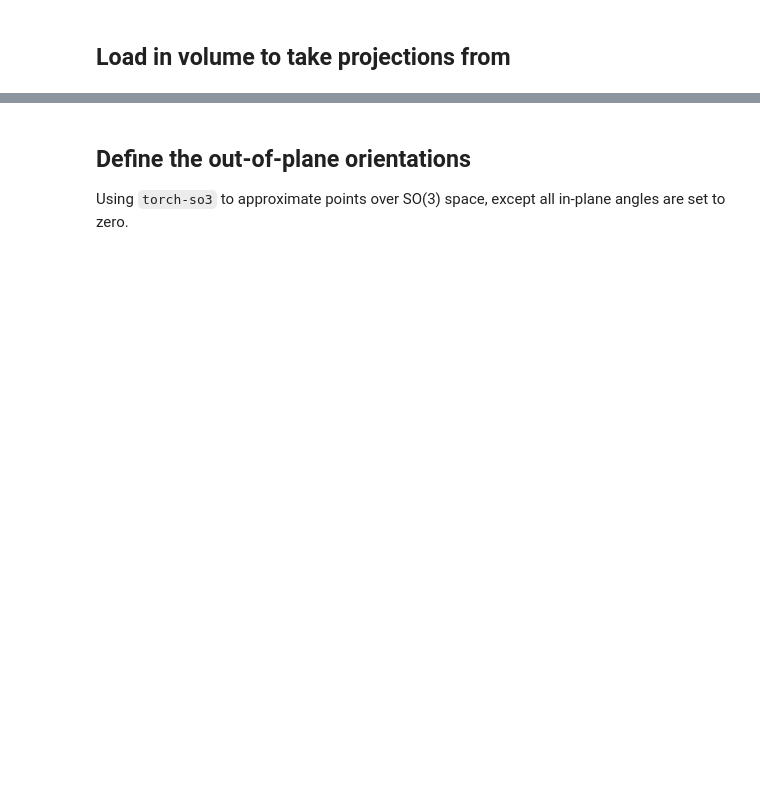
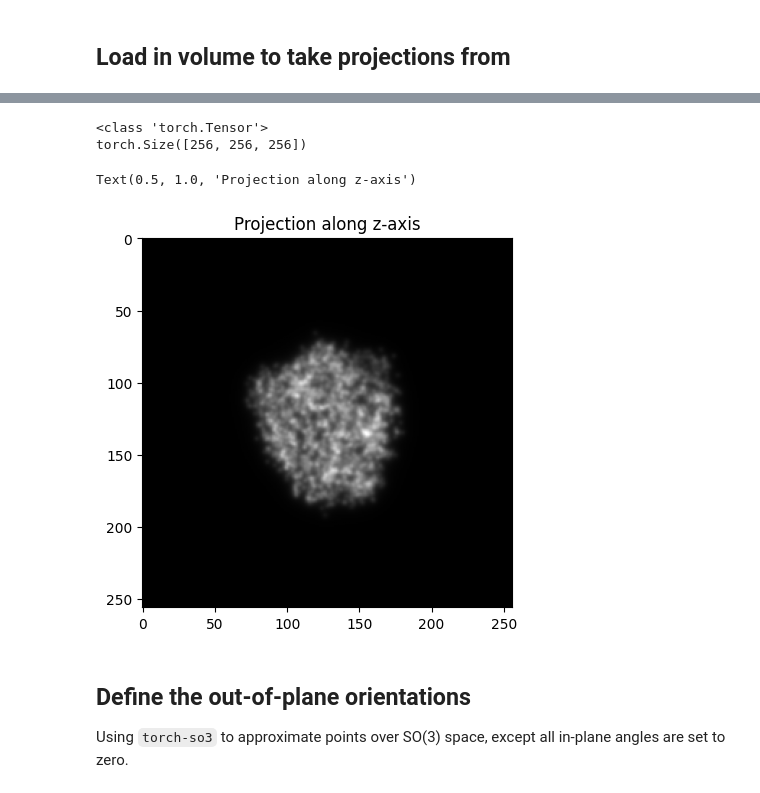
Before and after one commit to Lucaslab-Berkeley/Panther-EM, a Jupyter notebook: examples/demonstrate_decomposition.ipynb, the cells around one changed output, grey strips where cells are left out. Cells and saved outputs as stored; diff of their text form; code cells hidden in the pictures; blank space fills up the shorter version.

```diff
--- a/examples/demonstrate_decomposition.ipynb
+++ b/examples/demonstrate_decomposition.ipynb
@@ -23,5 +43,5 @@ from panther_em.inference.correlation import compute_correlogram
 # %%
-pdb_path = "pdb_00007myi.cif"
+pdb_path = "pdb_00001dpo.cif"
 # %%
 # Instantiate the configuration object
 sim_conf = SimulatorConfig(
@@ -36,7 +56,7 @@ sim_conf = SimulatorConfig(
 sim = Simulator(
     pdb_filepath=pdb_path,
     pixel_spacing=0.4,  # Angstroms
-    volume_shape=(512, 512, 512),
+    volume_shape=(256, 256, 256),
     b_factor_scaling=1.0,
     additional_b_factor=30.0,
     simulator_config=sim_conf,
@@ -46,6 +66,9 @@ sim = Simulator(
 volume = sim.run()
 print(type(volume))
 print(volume.shape)
+# %% [output]
+<class 'torch.Tensor'>
+torch.Size([256, 256, 256])
 # %%
 # import mrcfile
 
@@ -57,6 +80,12 @@ print(volume.shape)
 # print(volume.shape)
 # %%
 volume = volume.numpy()
+# %%
+plt.imshow(volume.sum(axis=0), cmap="gray")
+plt.title("Projection along z-axis")
+# %% [output]
+Text(0.5, 1.0, 'Projection along z-axis')
+[figure, added]
 # %% [markdown]
 ## Define the out-of-plane orientations
 
```
Also changed, not shown: parts of 9 cells of this notebook.
